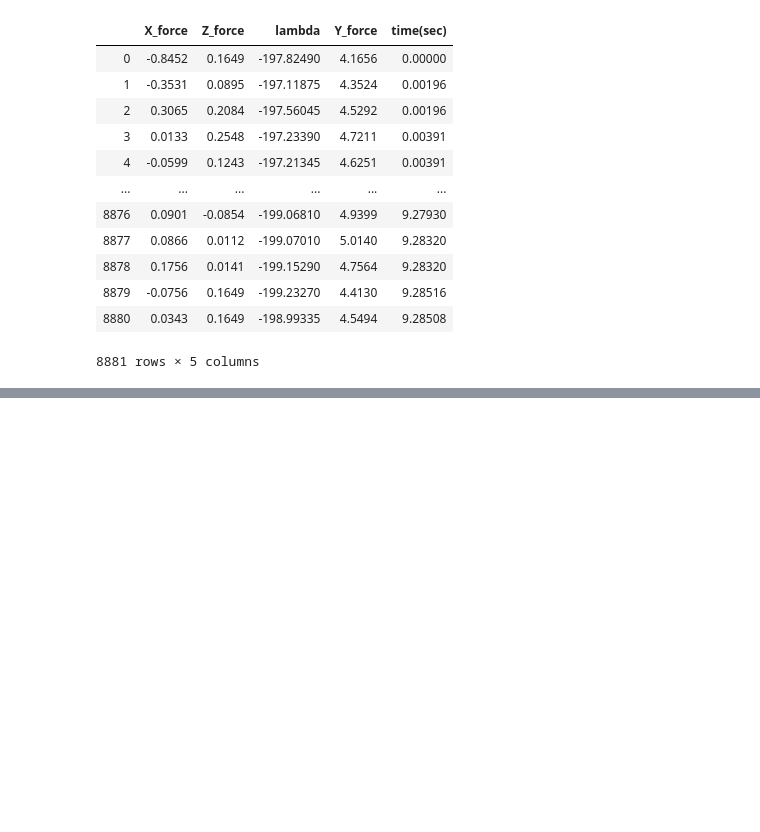
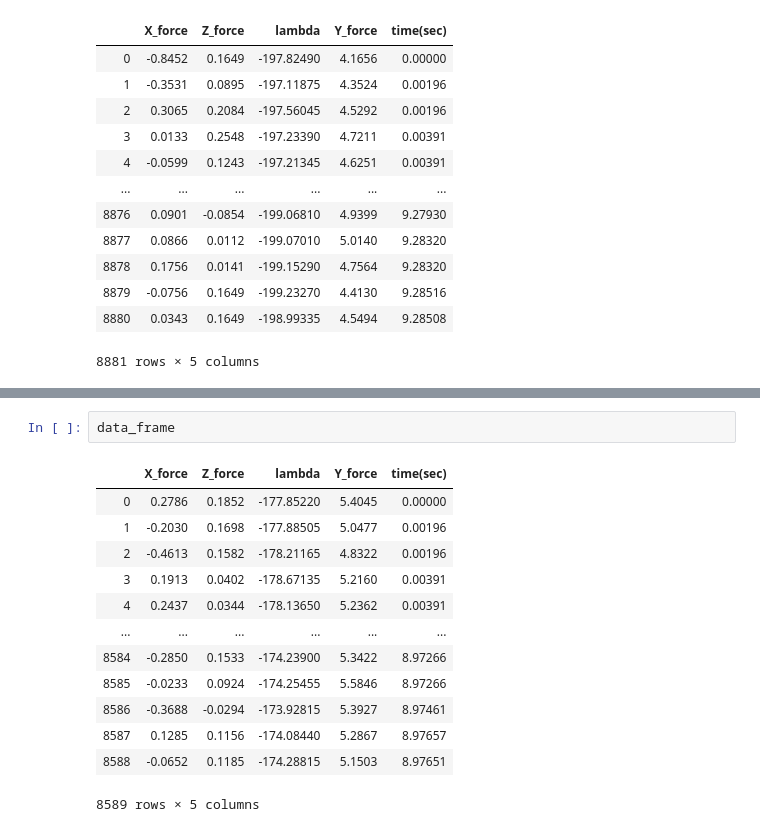
Before and after one commit to RiccardoTancredi/TesiTriennale, a Jupyter notebook: hopping.ipynb, the cells around one changed output, grey strips where cells are left out. Saved outputs shown, nothing was run; the diff lists cells and outputs as text; blank space fills up the shorter version.

```diff
--- a/hopping.ipynb
+++ b/hopping.ipynb
@@ -57,0 +79,16 @@ data_frame
+# %%
+data_frame
+# %% [output]
+|  | X_force | Z_force | lambda | Y_force | time(sec) |
+| 0 | 0.2786 | 0.1852 | -177.85220 | 5.4045 | 0.00000 |
+| 1 | -0.2030 | 0.1698 | -177.88505 | 5.0477 | 0.00196 |
+| 2 | -0.4613 | 0.1582 | -178.21165 | 4.8322 | 0.00196 |
+| 3 | 0.1913 | 0.0402 | -178.67135 | 5.2160 | 0.00391 |
+| 4 | 0.2437 | 0.0344 | -178.13650 | 5.2362 | 0.00391 |
+| ... | ... | ... | ... | ... | ... |
+| 8584 | -0.2850 | 0.1533 | -174.23900 | 5.3422 | 8.97266 |
+| 8585 | -0.0233 | 0.0924 | -174.25455 | 5.5846 | 8.97266 |
+| 8586 | -0.3688 | -0.0294 | -173.92815 | 5.3927 | 8.97461 |
+| 8587 | 0.1285 | 0.1156 | -174.08440 | 5.2867 | 8.97657 |
+| 8588 | -0.0652 | 0.1185 | -174.28815 | 5.1503 | 8.97651 |
+8589 rows × 5 columns
```
Also changed, not shown: parts of 6 cells of this notebook, 1 other file.
